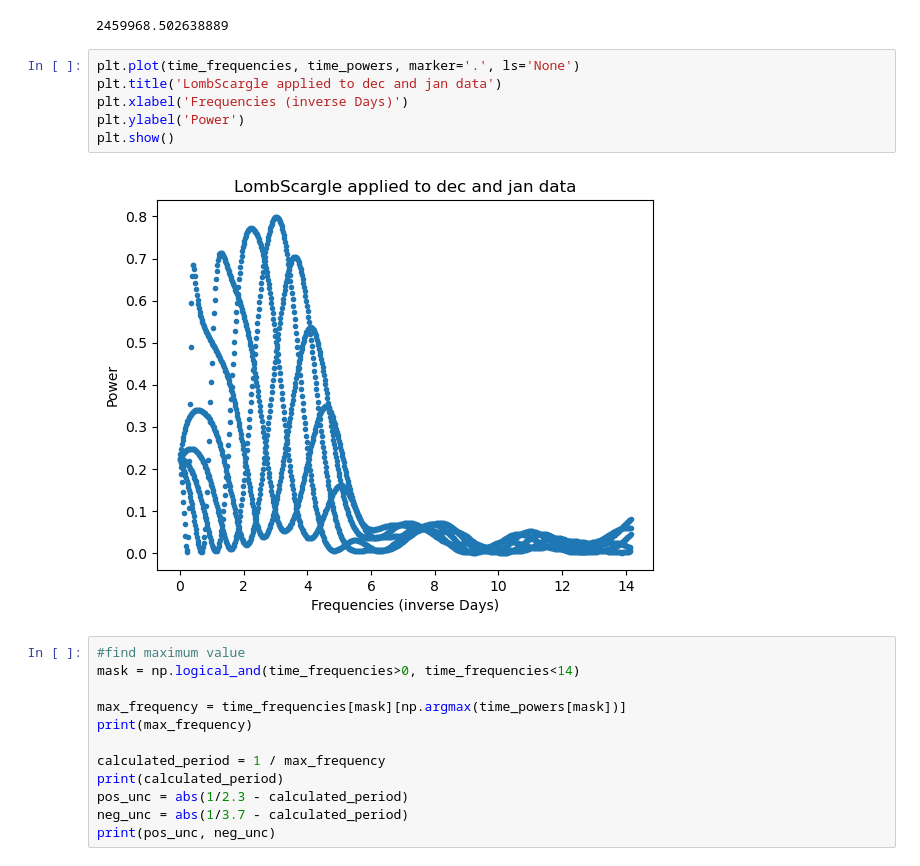
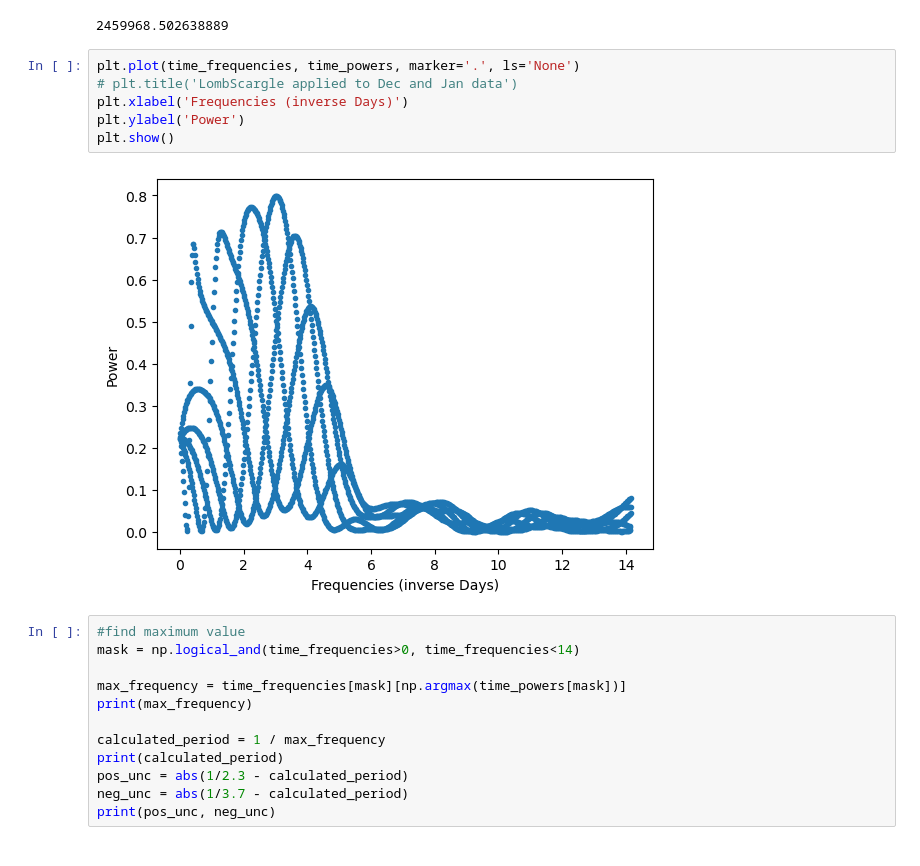
Before and after one commit to milliebutspace/MPhys-Code, a Jupyter notebook: Periodograms M.ipynb, the cells around one changed output. Saved outputs shown, nothing was run; the diff lists cells and outputs as text.

Commit message:
added/edited plotting code

```diff
--- a/Periodograms M.ipynb
+++ b/Periodograms M.ipynb
@@ -151,12 +151,12 @@ time_frequencies, time_powers = LombScargle(combined_julian_times, combined_mags
 2459968.502638889
 # %%
 plt.plot(time_frequencies, time_powers, marker='.', ls='None')
-plt.title('LombScargle applied to dec and jan data')
+# plt.title('LombScargle applied to Dec and Jan data')
 plt.xlabel('Frequencies (inverse Days)')
 plt.ylabel('Power')
 plt.show()
 # %% [output]
-[figure, old version]
+[figure, new version]
 # %%
 #find maximum value
 mask = np.logical_and(time_frequencies>0, time_frequencies<14)
```
Also changed, not shown: parts of 5 cells of this notebook, 2 other files.
